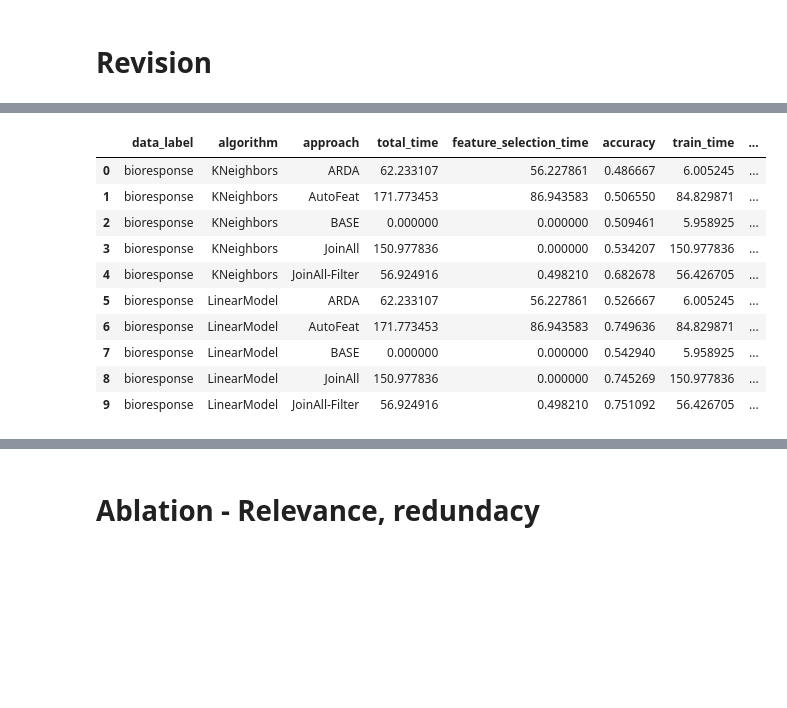
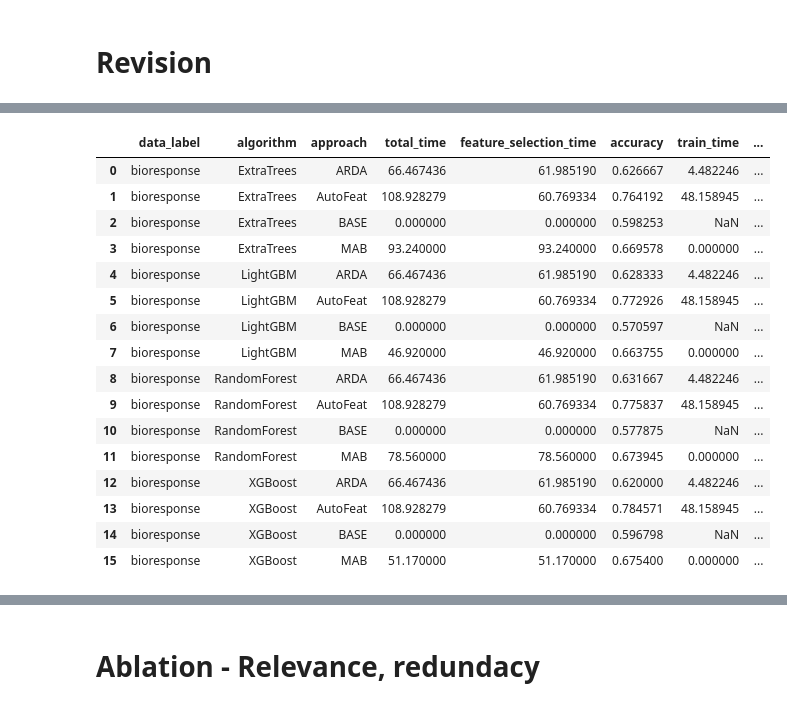
Before and after one commit to judiths1618/AutoFeatPlus, a Jupyter notebook: Visualisations.ipynb, the cells around one changed output, grey strips where cells are left out. Cells and saved outputs as stored; diff of their text form; code cells hidden in the pictures; blank space fills up the shorter version.

```diff
--- a/Visualisations.ipynb
+++ b/Visualisations.ipynb
@@ -337,23 +375,29 @@ df['feature_selection_time'] = df['feature_selection_time'].fillna(0)
 ['AutoFeat', 'ARDA', 'MAB', 'BASE']
 # %%
-dfalg = df[df['algorithm'].isin(['KNeighbors', 'LinearModel'])].groupby(by=['data_label', 'algorithm', 'approach']).max('accuracy').reset_index()
-# dfalg = df.groupby(by=['data_label', 'algorithm', 'approach']).max('accuracy').reset_index()
+# dfalg = df[df['algorithm'].isin(['KNeighbors', 'LinearModel'])].groupby(by=['data_label', 'algorithm', 'approach']).max('accuracy').reset_index()
+dfalg = df.groupby(by=['data_label', 'algorithm', 'approach']).max('accuracy').reset_index()
 dfalg
 
 # dfalg[(dfalg['data_label']=='bioresponse') & (dfalg['approach'] == 'Join_All_BFS_Filter')]
 dfalg[(dfalg['data_label']=='bioresponse')]
 # %% [output]
 |  | data_label | algorithm | approach | total_time | feature_selection_time | accuracy | train_time | ... |
-| 0 | bioresponse | KNeighbors | ARDA | 62.233107 | 56.227861 | 0.486667 | 6.005245 | ... |
-| 1 | bioresponse | KNeighbors | AutoFeat | 171.773453 | 86.943583 | 0.506550 | 84.829871 | ... |
-| 2 | bioresponse | KNeighbors | BASE | 0.000000 | 0.000000 | 0.509461 | 5.958925 | ... |
-| 3 | bioresponse | KNeighbors | JoinAll | 150.977836 | 0.000000 | 0.534207 | 150.977836 | ... |
-| 4 | bioresponse | KNeighbors | JoinAll-Filter | 56.924916 | 0.498210 | 0.682678 | 56.426705 | ... |
-| 5 | bioresponse | LinearModel | ARDA | 62.233107 | 56.227861 | 0.526667 | 6.005245 | ... |
-| 6 | bioresponse | LinearModel | AutoFeat | 171.773453 | 86.943583 | 0.749636 | 84.829871 | ... |
-| 7 | bioresponse | LinearModel | BASE | 0.000000 | 0.000000 | 0.542940 | 5.958925 | ... |
-| 8 | bioresponse | LinearModel | JoinAll | 150.977836 | 0.000000 | 0.745269 | 150.977836 | ... |
-| 9 | bioresponse | LinearModel | JoinAll-Filter | 56.924916 | 0.498210 | 0.751092 | 56.426705 | ... |
+| 0 | bioresponse | ExtraTrees | ARDA | 66.467436 | 61.985190 | 0.626667 | 4.482246 | ... |
+| 1 | bioresponse | ExtraTrees | AutoFeat | 108.928279 | 60.769334 | 0.764192 | 48.158945 | ... |
+| 2 | bioresponse | ExtraTrees | BASE | 0.000000 | 0.000000 | 0.598253 | NaN | ... |
+| 3 | bioresponse | ExtraTrees | MAB | 93.240000 | 93.240000 | 0.669578 | 0.000000 | ... |
+| 4 | bioresponse | LightGBM | ARDA | 66.467436 | 61.985190 | 0.628333 | 4.482246 | ... |
+| 5 | bioresponse | LightGBM | AutoFeat | 108.928279 | 60.769334 | 0.772926 | 48.158945 | ... |
+| 6 | bioresponse | LightGBM | BASE | 0.000000 | 0.000000 | 0.570597 | NaN | ... |
+| 7 | bioresponse | LightGBM | MAB | 46.920000 | 46.920000 | 0.663755 | 0.000000 | ... |
+| 8 | bioresponse | RandomForest | ARDA | 66.467436 | 61.985190 | 0.631667 | 4.482246 | ... |
+| 9 | bioresponse | RandomForest | AutoFeat | 108.928279 | 60.769334 | 0.775837 | 48.158945 | ... |
+| 10 | bioresponse | RandomForest | BASE | 0.000000 | 0.000000 | 0.577875 | NaN | ... |
+| 11 | bioresponse | RandomForest | MAB | 78.560000 | 78.560000 | 0.673945 | 0.000000 | ... |
+| 12 | bioresponse | XGBoost | ARDA | 66.467436 | 61.985190 | 0.620000 | 4.482246 | ... |
+| 13 | bioresponse | XGBoost | AutoFeat | 108.928279 | 60.769334 | 0.784571 | 48.158945 | ... |
+| 14 | bioresponse | XGBoost | BASE | 0.000000 | 0.000000 | 0.596798 | NaN | ... |
+| 15 | bioresponse | XGBoost | MAB | 51.170000 | 51.170000 | 0.675400 | 0.000000 | ... |
 # %%
 l = df[df['algorithm'] == 'XGBoost']
 gb = l.groupby(['data_label', 'approach'], as_index=False)
```
Also changed, not shown: parts of 19 cells of this notebook, 16 other files.
